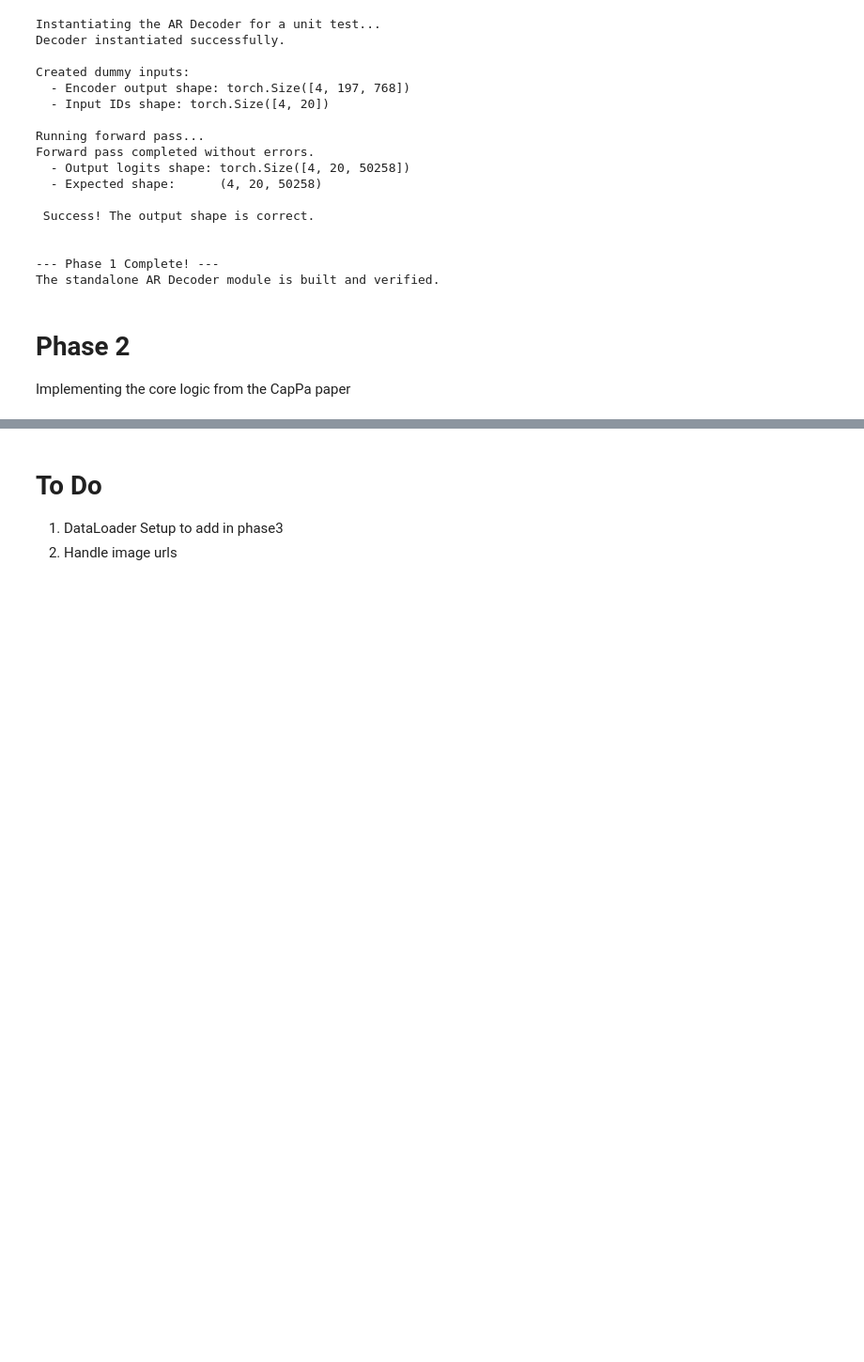
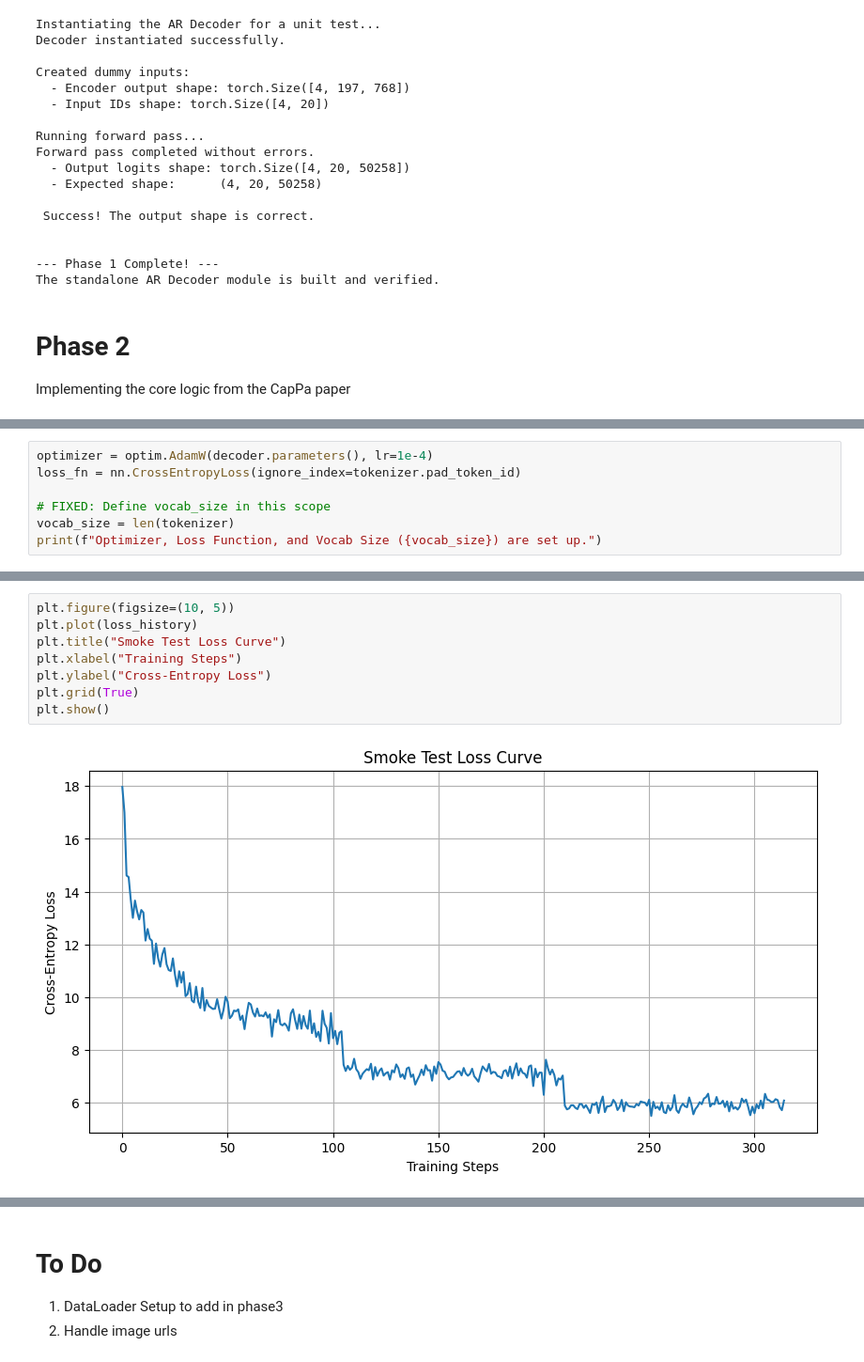
Before and after one commit to Shiv-Expert2503/SigLIP2-CompleteLoss, a Jupyter notebook: Locca_Loss.ipynb, the cells around one changed output, grey strips where cells are left out. Shown at 94% size. Saved outputs shown, nothing was run; the diff lists cells and outputs as text; blank space fills up the shorter version.

```diff
--- a/Locca_Loss.ipynb
+++ b/Locca_Loss.ipynb
@@ -432,0 +590,7 @@ print("Parallel Path test successful!")
+# %%
+optimizer = optim.AdamW(decoder.parameters(), lr=1e-4)
+loss_fn = nn.CrossEntropyLoss(ignore_index=tokenizer.pad_token_id)
+
+# FIXED: Define vocab_size in this scope
+vocab_size = len(tokenizer)
+print(f"Optimizer, Loss Function, and Vocab Size ({vocab_size}) are set up.")
@@ -433,3 +672,13 @@ print("Parallel Path test successful!")
+# %%
+plt.figure(figsize=(10, 5))
+plt.plot(loss_history)
+plt.title("Smoke Test Loss Curve")
+plt.xlabel("Training Steps")
+plt.ylabel("Cross-Entropy Loss")
+plt.grid(True)
+plt.show()
+# %% [output]
+[figure, added]
 # %% [markdown]
 # Issues_Tracker
 
```
Also changed, not shown: parts of 11 cells of this notebook.
